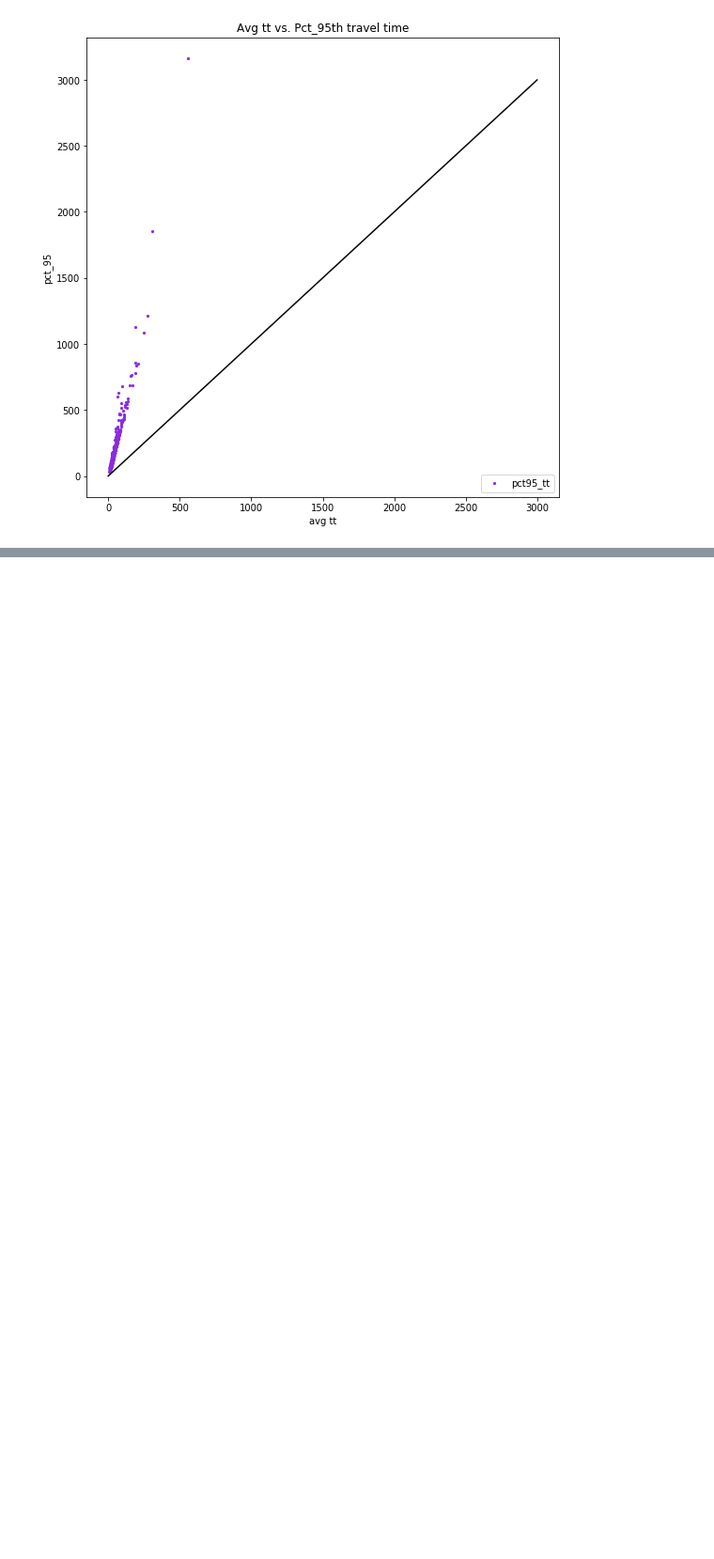
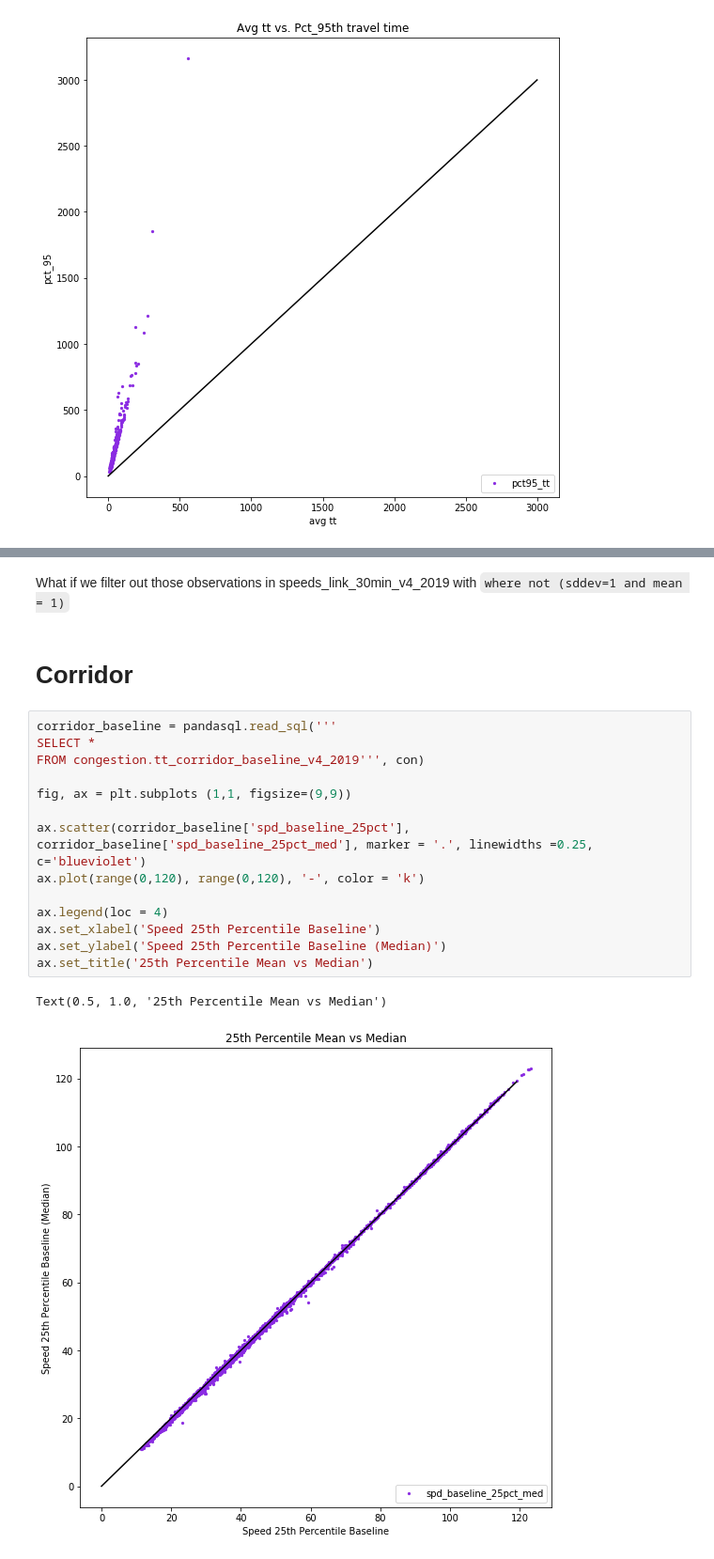
Before and after one commit to CityofToronto/bdit_congestion, a Jupyter notebook: congestion_data_aggregation/Congestion_Metrics.ipynb, the cells around one changed output, grey strips where cells are left out. Shown at 94% size. Cells and saved outputs as stored; diff of their text form; blank space fills up the shorter version.

Commit message:
bi and corridor investigation

```diff
--- a/congestion_data_aggregation/Congestion_Metrics.ipynb
+++ b/congestion_data_aggregation/Congestion_Metrics.ipynb
@@ -257,0 +280,21 @@ look at the counts of obs
+# %% [markdown]
+What if we filter out those observations in speeds_link_30min_v4_2019 with `where not (sddev=1 and mean = 1)`
+# %% [markdown]
+# Corridor
+# %%
+corridor_baseline = pandasql.read_sql('''
+SELECT *
+FROM congestion.tt_corridor_baseline_v4_2019''', con)
+
+fig, ax = plt.subplots (1,1, figsize=(9,9))
+
+ax.scatter(corridor_baseline['spd_baseline_25pct'], corridor_baseline['spd_baseline_25pct_med'], marker = '.', linewidths =0.25, c='blueviolet')
+ax.plot(range(0,120), range(0,120), '-', color = 'k')
+
+ax.legend(loc = 4)
+ax.set_xlabel('Speed 25th Percentile Baseline')
+ax.set_ylabel('Speed 25th Percentile Baseline (Median)')
+ax.set_title('25th Percentile Mean vs Median')
+# %% [output]
+Text(0.5, 1.0, '25th Percentile Mean vs Median')
+[figure, added]
```
Also changed, not shown: parts of 9 cells of this notebook.
